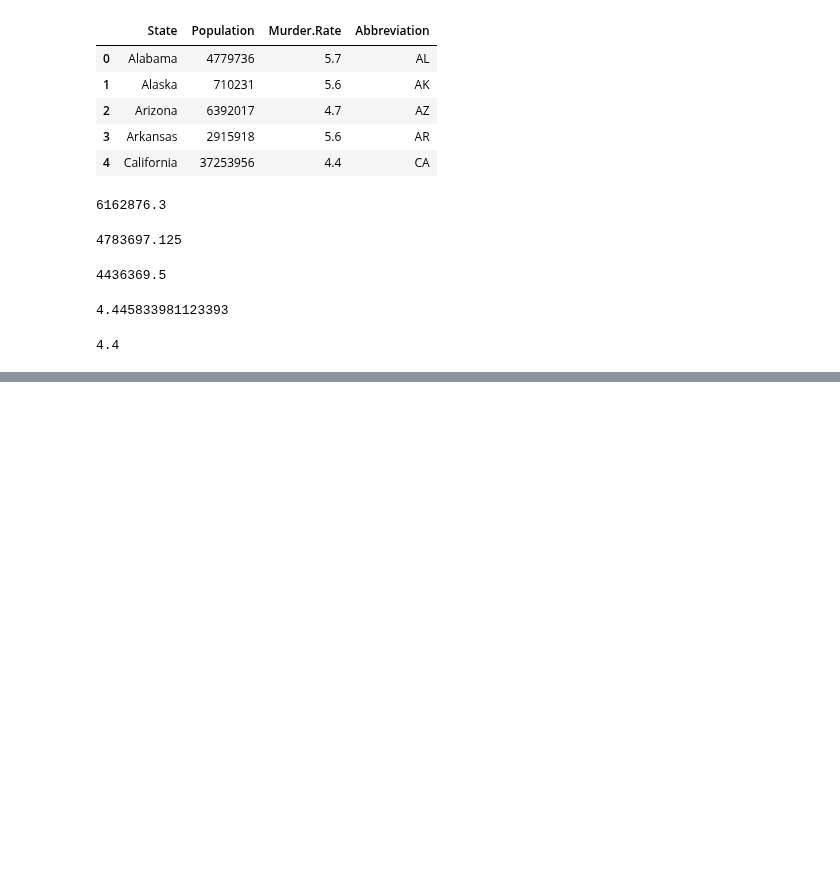
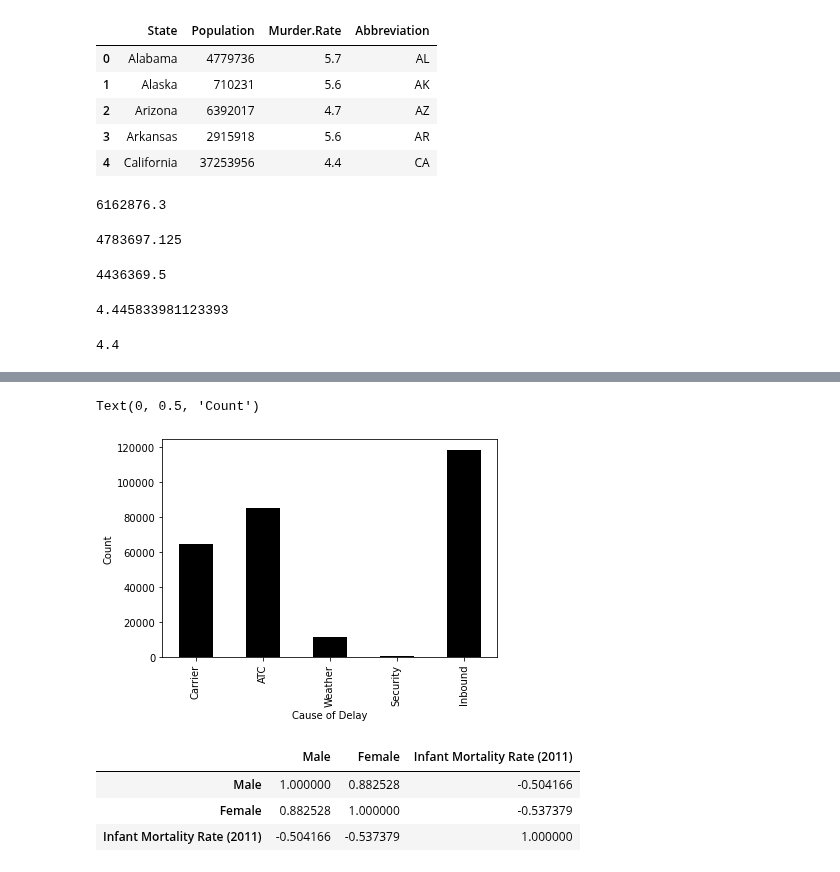
Before and after one commit to gedeck/practical-statistics-for-data-scientists, a Jupyter notebook: python/notebooks/Chapter 1.ipynb, the cells around one changed output, grey strips where cells are left out. Saved outputs shown, nothing was run; the diff lists cells and outputs as text; code cells hidden in the pictures; blank space fills up the shorter version.

```diff
--- a/python/notebooks/Chapter 1.ipynb
+++ b/python/notebooks/Chapter 1.ipynb
@@ -61,0 +121,2 @@ wquantiles.median(state['Murder.Rate'], weights=state['Population'])
+# %%
+dfw=pd.read_csv(AIRPORT_DELAYS_CSV)
@@ -61,0 +128,7 @@ wquantiles.median(state['Murder.Rate'], weights=state['Population'])
+# %%
+ax=dfw.transpose().plot.bar(legend=False, color='k')
+ax.set_xlabel('Cause of Delay')
+ax.set_ylabel('Count')
+# %% [output]
+Text(0, 0.5, 'Count')
+[figure, added]
@@ -61,0 +137,7 @@ wquantiles.median(state['Murder.Rate'], weights=state['Population'])
+# %%
+inf_m.corr()
+# %% [output]
+|  | Male | Female | Infant Mortality Rate (2011) |
+| Male | 1.000000 | 0.882528 | -0.504166 |
+| Female | 0.882528 | 1.000000 | -0.537379 |
+| Infant Mortality Rate (2011) | -0.504166 | -0.537379 | 1.000000 |
```
Also changed, not shown: parts of 11 cells of this notebook.
